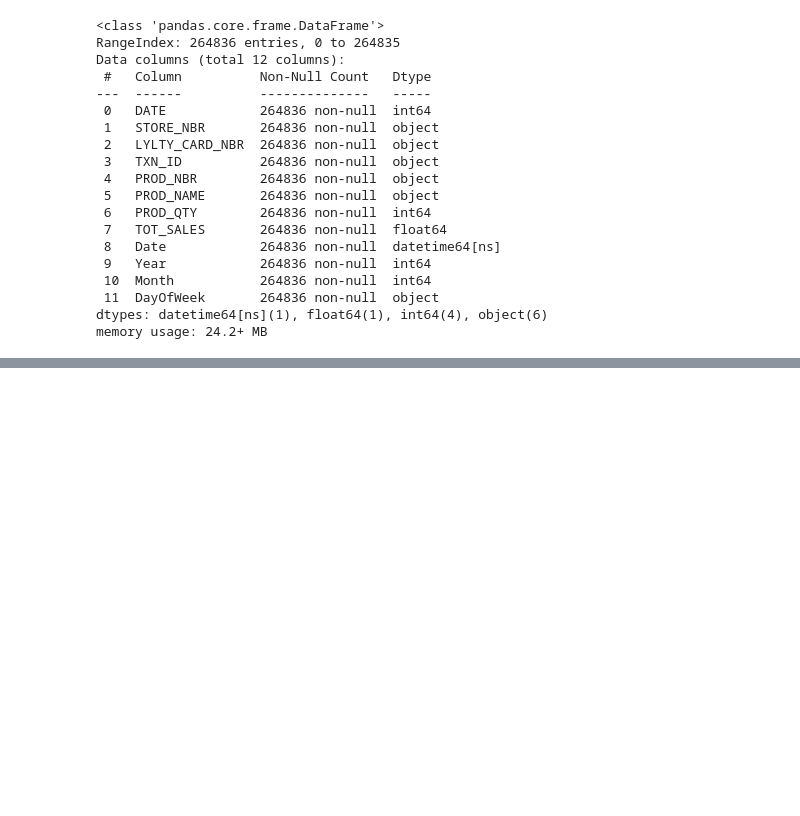
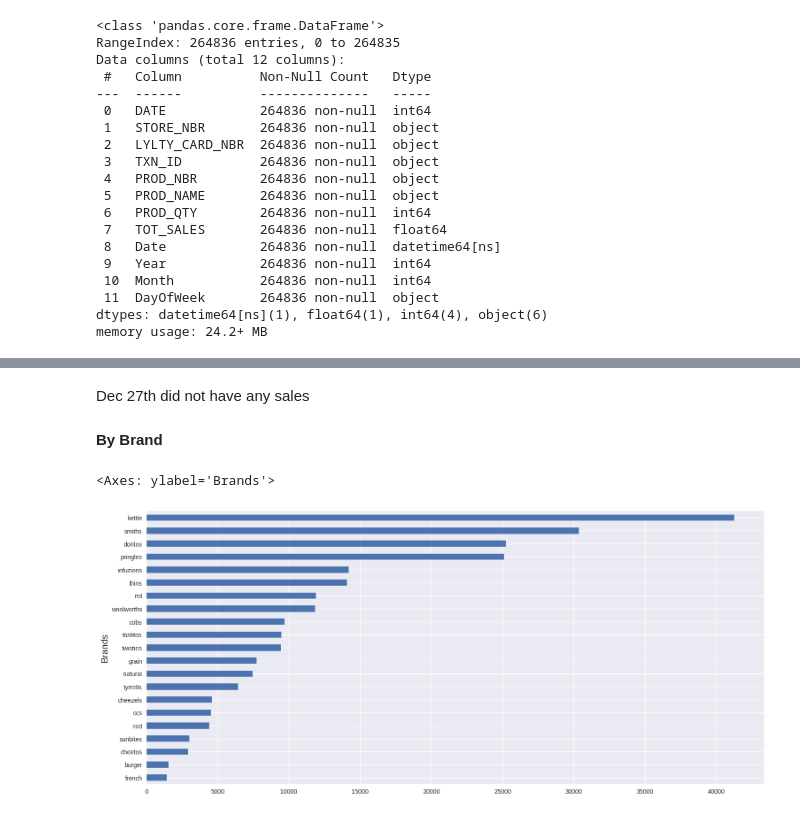
Before and after one commit to kanjamwingirwa/Quantium_DataAnalytics_Internship, a Jupyter notebook: Quantium_DataAnalytics_Internship_Final.ipynb, the cells around one changed output, grey strips where cells are left out. Saved outputs shown, nothing was run; the diff lists cells and outputs as text; code cells hidden in the pictures; blank space fills up the shorter version.

```diff
--- a/Quantium_DataAnalytics_Internship_Final.ipynb
+++ b/Quantium_DataAnalytics_Internship_Final.ipynb
@@ -163,0 +490,11 @@ plt.tight_layout()
+# %% [markdown]
+Dec 27th did not have any sales
+# %% [markdown]
+**By Brand**
+# %%
+plt.xlabel('Number of Transactions',{'fontsize':15})
+plt.ylabel('Brands',{'fontsize':15})
+transaktions_df.BRAND_NAME.value_counts().sort_values().plot(kind='barh',figsize=(18,8))
+# %% [output]
+<Axes: ylabel='Brands'>
+[figure, added]
```
Also changed, not shown: parts of 85 cells of this notebook.
